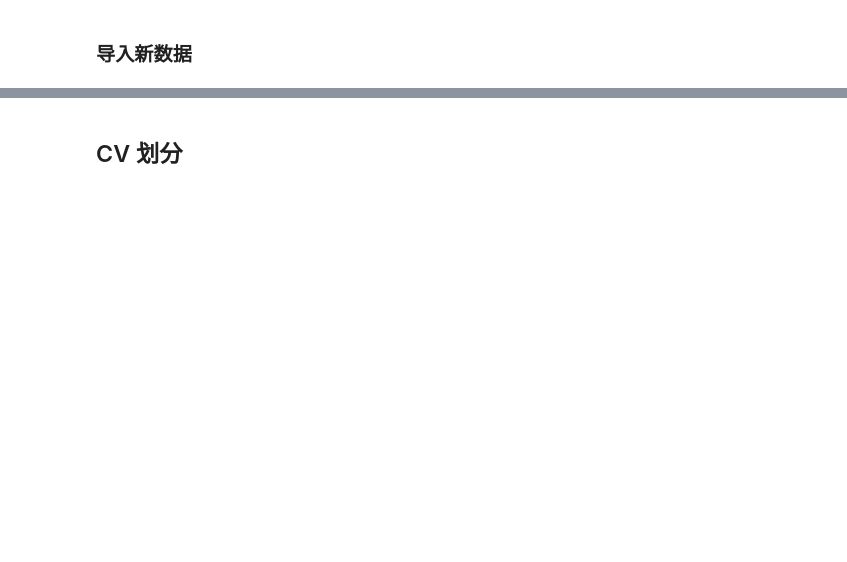
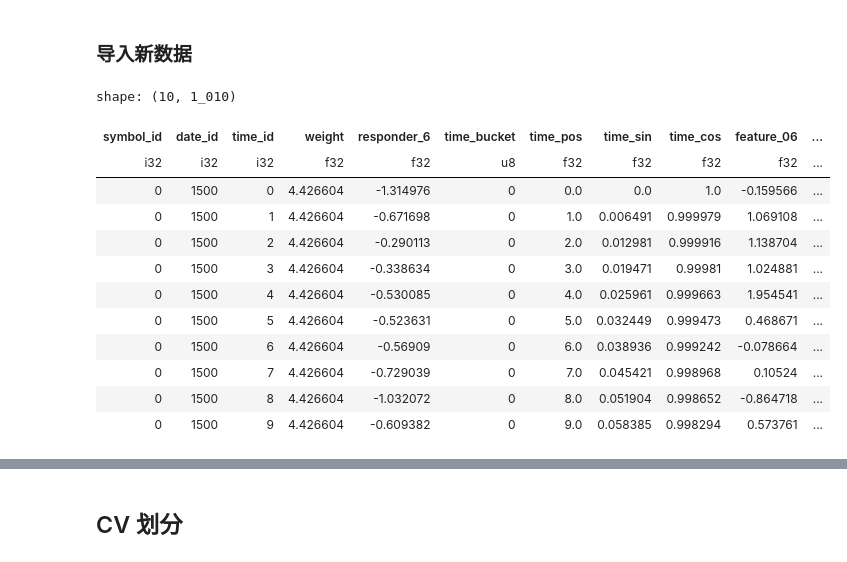
Before and after one commit to Jackson00Han/Jane-Street-Time-Series-Forecasting, a Jupyter notebook: tft_with_selected_fs.ipynb, the cells around one changed output, grey strips where cells are left out. Drawn from its saved outputs; the diff is of its cells as text; code cells hidden in the pictures; blank space fills up the shorter version.

```diff
--- a/tft_with_selected_fs.ipynb
+++ b/tft_with_selected_fs.ipynb
@@ -80,7 +93,6 @@ def make_sliding_cv_by_days(all_days: np.ndarray, *, n_splits: int, gap_days: in
 # %%
-# 读入筛选的特征列
-df_ranking_features = pd.read_csv("/mnt/data/js/exp/v1/models/tune/feature_importance__fixed__fixed__mm_full_train__features__fs__1300-1500__cv3-g7-r4__seed42__top1000__1760299442__range1000-1600__range1000-1600__cv2-g7-r4__1760347190.csv")
-ls_topk_features = df_ranking_features['feature'].tolist()[:500]
+
+ls_topk_features = df_ranking_features['feature'].tolist()
 TIME_FEATURES = ["time_bucket", "time_pos", "time_sin", "time_cos"]
 TO_Z_INPUTS = [c for c in ls_topk_features if c not in TIME_FEATURES]
 # %%
@@ -116,7 +130,7 @@ print("[config] ready")
 # %% [markdown]
 ## 数据导入
 # %%
-data_start_date = 1400
+data_start_date = 1500
 data_end_date = 1600
 
 data_paths = fs.glob("az://jackson/js_exp/exp/v1/panel_shards/*.parquet")
@@ -169,3 +193,25 @@ print(f"[{_now()}] all done")
 # %% [markdown]
 ### 导入新数据
+# %%
+# 重新读入数据
+container_prefix = "az://jackson/js_exp/exp/v1/tft/panel_clean_shards"; ensure_dir_az(container_prefix)
+data_paths = fs.glob(f"{container_prefix}/*.parquet")
+data_paths = [f"az://{p}" for p in data_paths]
+lf_with_idx = pl.scan_parquet(data_paths, storage_options=storage_options).sort([G_SYM, G_DATE, G_TIME])
+# %%
+lf_with_idx.limit(10).collect()
+# %% [output]
+shape: (10, 1_010)
+| symbol_id | date_id | time_id | weight | responder_6 | time_bucket | time_pos | time_sin | time_cos | feature_06 | ... |
+| i32 | i32 | i32 | f32 | f32 | u8 | f32 | f32 | f32 | f32 | ... |
+| 0 | 1500 | 0 | 4.426604 | -1.314976 | 0 | 0.0 | 0.0 | 1.0 | -0.159566 | ... |
+| 0 | 1500 | 1 | 4.426604 | -0.671698 | 0 | 1.0 | 0.006491 | 0.999979 | 1.069108 | ... |
+| 0 | 1500 | 2 | 4.426604 | -0.290113 | 0 | 2.0 | 0.012981 | 0.999916 | 1.138704 | ... |
+| 0 | 1500 | 3 | 4.426604 | -0.338634 | 0 | 3.0 | 0.019471 | 0.99981 | 1.024881 | ... |
+| 0 | 1500 | 4 | 4.426604 | -0.530085 | 0 | 4.0 | 0.025961 | 0.999663 | 1.954541 | ... |
+| 0 | 1500 | 5 | 4.426604 | -0.523631 | 0 | 5.0 | 0.032449 | 0.999473 | 0.468671 | ... |
+| 0 | 1500 | 6 | 4.426604 | -0.56909 | 0 | 6.0 | 0.038936 | 0.999242 | -0.078664 | ... |
+| 0 | 1500 | 7 | 4.426604 | -0.729039 | 0 | 7.0 | 0.045421 | 0.998968 | 0.10524 | ... |
+| 0 | 1500 | 8 | 4.426604 | -1.032072 | 0 | 8.0 | 0.051904 | 0.998652 | -0.864718 | ... |
+| 0 | 1500 | 9 | 4.426604 | -0.609382 | 0 | 9.0 | 0.058385 | 0.998294 | 0.573761 | ... |
 # %%
```
Also changed, not shown: parts of 23 cells of this notebook, 1 other file.
